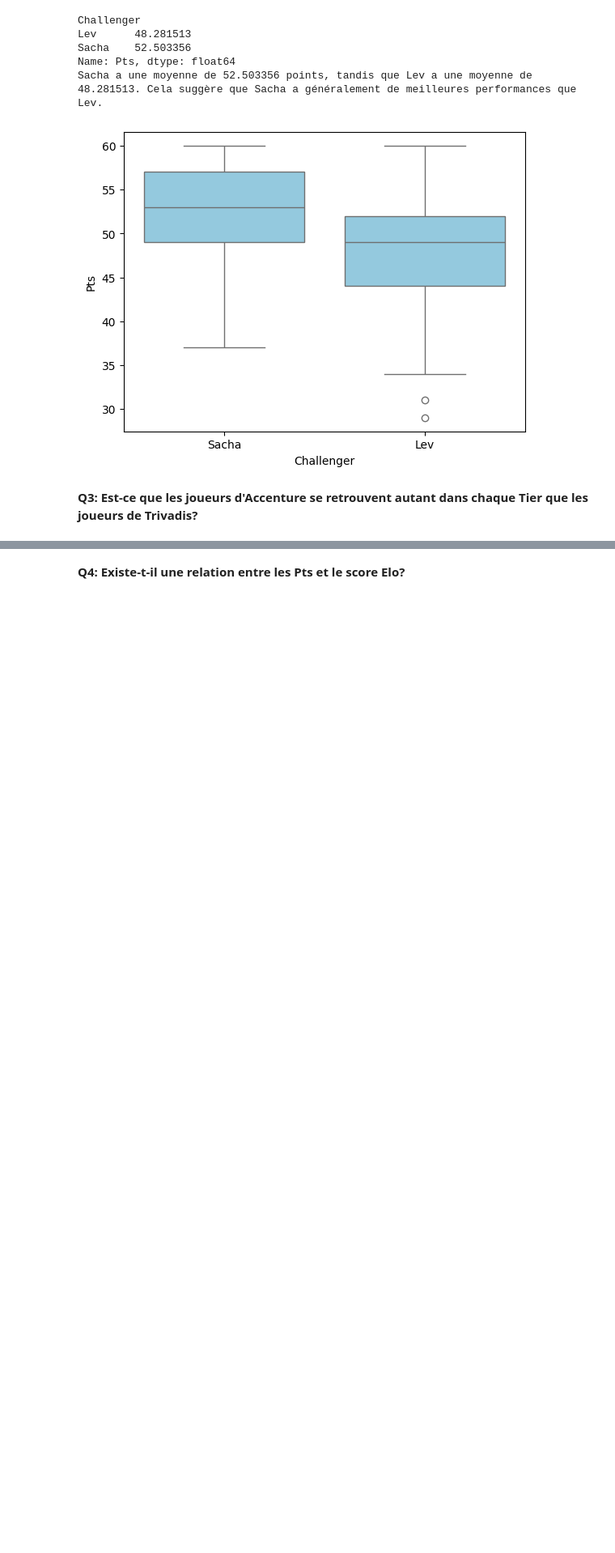
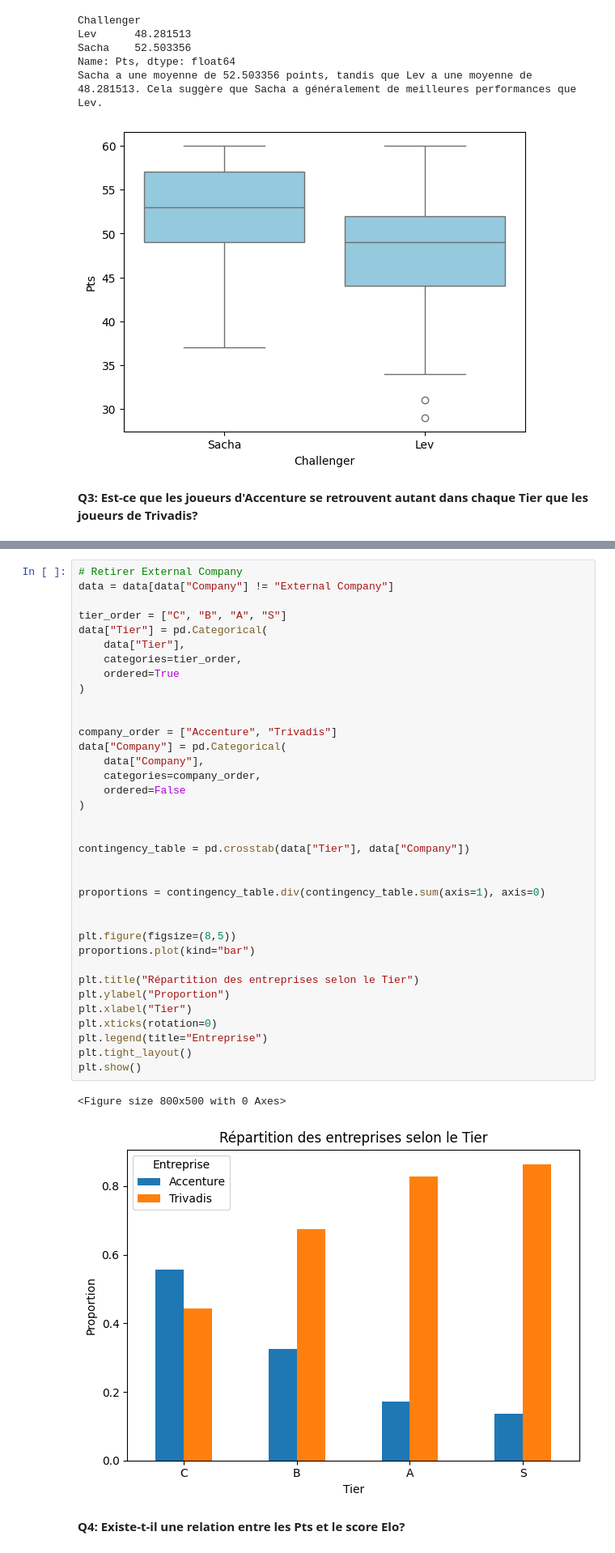
Before and after one commit to eliasdinarica/ProjetAnalyseDonnees, a Jupyter notebook: projet_MK8.ipynb, the cells around one changed output, grey strips where cells are left out. Shown at 81% size. Cells and saved outputs as stored; diff of their text form; blank space fills up the shorter version.

```diff
--- a/projet_MK8.ipynb
+++ b/projet_MK8.ipynb
@@ -86,3 +89,42 @@ Sacha a une moyenne de 52.503356 points, tandis que Lev a une moyenne de 48.2815
+# %%
+# Retirer External Company
+data = data[data["Company"] != "External Company"]
+
+tier_order = ["C", "B", "A", "S"]
+data["Tier"] = pd.Categorical(
+    data["Tier"],
+    categories=tier_order,
+    ordered=True
+)
+
+
+company_order = ["Accenture", "Trivadis"]
+data["Company"] = pd.Categorical(
+    data["Company"],
+    categories=company_order,
+    ordered=False
+)
+
+
+contingency_table = pd.crosstab(data["Tier"], data["Company"])
+
+
+proportions = contingency_table.div(contingency_table.sum(axis=1), axis=0)
+
+
+plt.figure(figsize=(8,5))
+proportions.plot(kind="bar")
+
+plt.title("Répartition des entreprises selon le Tier")
+plt.ylabel("Proportion")
+plt.xlabel("Tier")
+plt.xticks(rotation=0)
+plt.legend(title="Entreprise")
+plt.tight_layout()
+plt.show()
+# %% [output]
+<Figure size 800x500 with 0 Axes>
+[figure, added]
 # %% [markdown]
 **Q4: Existe-t-il une relation entre les Pts et le score Elo?**
 # %% [markdown]
```
Also changed, not shown: parts of 1 cell of this notebook.
